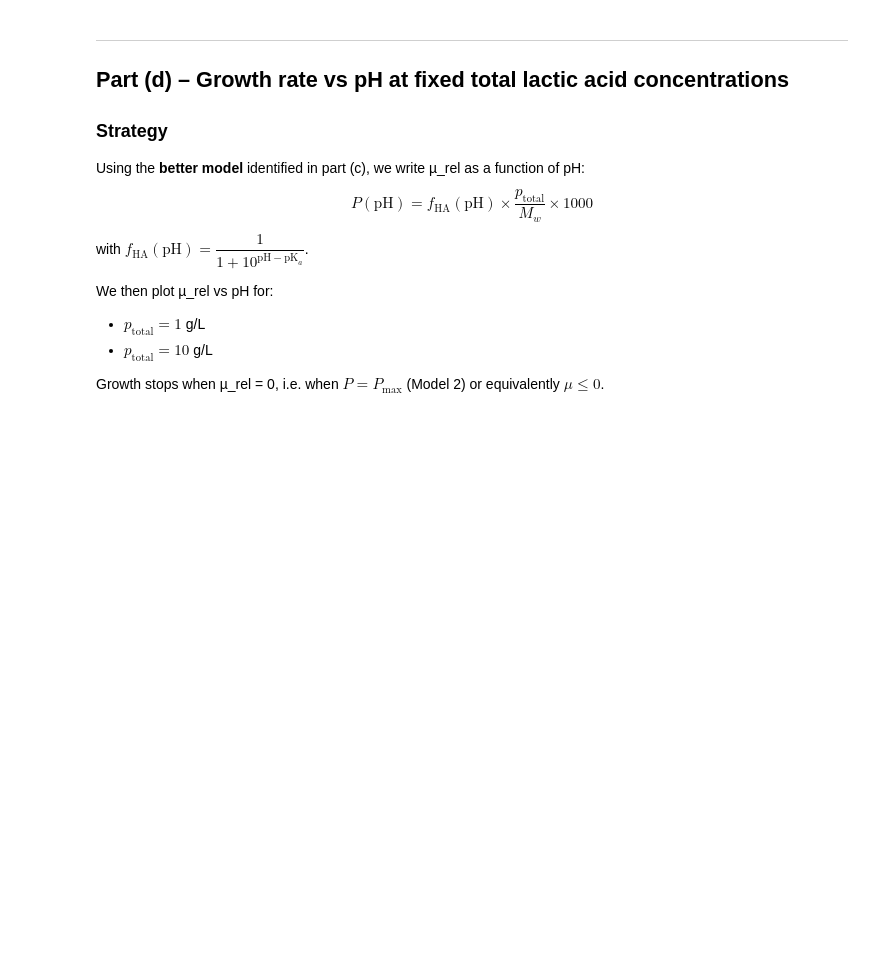
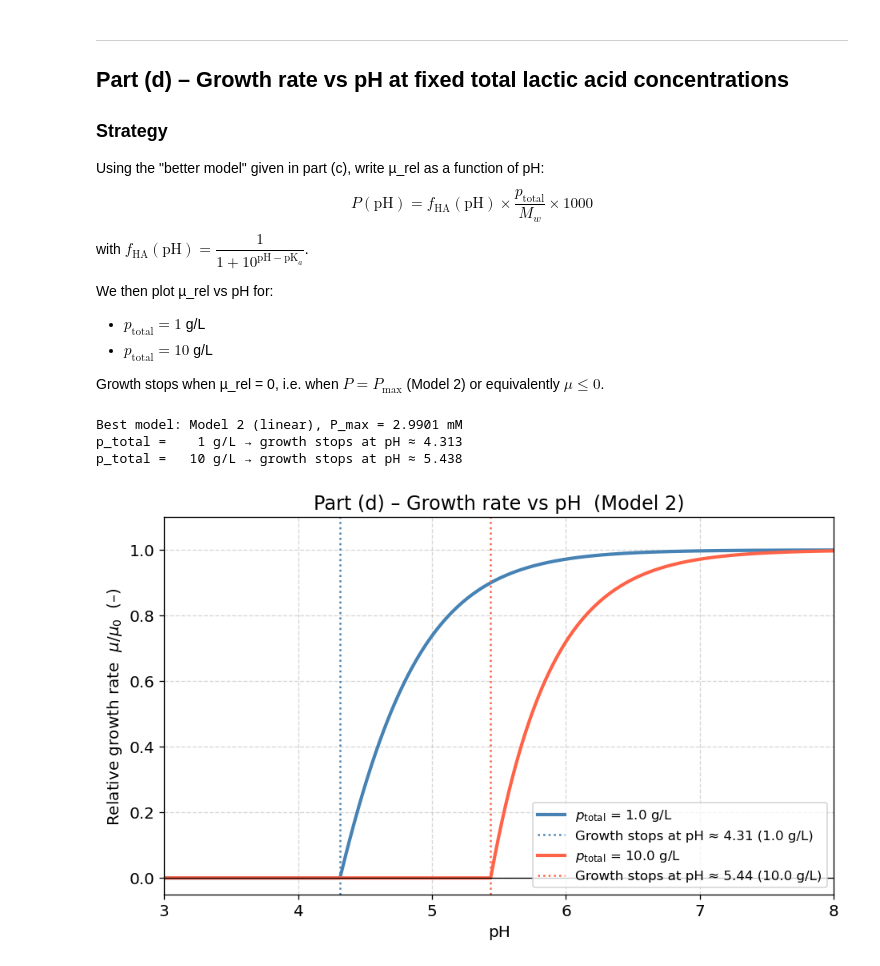
Before and after one commit to Noah-Paga/Bioreactor-mod-simulation, a Jupyter notebook: Project_2/Ex_2.ipynb, the cells around one changed output. Cells and saved outputs as stored; diff of their text form; code cells hidden in the pictures; blank space fills up the shorter version.

```diff
--- a/Project_2/Ex_2.ipynb
+++ b/Project_2/Ex_2.ipynb
@@ -212,7 +222,7 @@ print("\n→ The model with the higher R² (lower RMSE) fits the data better.")
 ## Part (d) – Growth rate vs pH at fixed total lactic acid concentrations
 
 ### Strategy
-Using the **better model** identified in part (c), we write µ_rel as a function of pH:
+Using the "better model" given in part (c), write µ_rel as a function of pH:
 $$P(\text{pH}) = f_{\text{HA}}(\text{pH}) \times \frac{p_{\text{total}}}{M_w} \times 1000$$
 
 with $f_{\text{HA}}(\text{pH}) = \dfrac{1}{1 + 10^{\text{pH} - \text{pK}_a}}$.
@@ -223,21 +233,20 @@ We then plot µ_rel vs pH for:
 
 Growth stops when µ_rel = 0, i.e. when $P = P_{\max}$ (Model 2) or equivalently $\mu \leq 0$.
 # %%
-# ── Select the better model ───────────────────────────────────────────────────
-# We compare by R²: pick the model with higher R²
+# Select the better model
 if r2_m1 >= r2_m2:
     best_model = 1
     print(f"Best model: Model 1 (hyperbolic), K_I = {KI_b:.4f} mM")
     def mu_rel_of_P(P):
-        return 1.0 / (1.0 + P / KI_b)  # already relative (µ_max cancels)
+        return 1.0 / (1.0 + P / KI_b)
 else:
     best_model = 2
     print(f"Best model: Model 2 (linear), P_max = {P_max_c:.4f} mM")
     def mu_rel_of_P(P):
         val = 1.0 - P / P_max_c
-        return np.maximum(val, 0.0)     # clip at 0 (no negative growth)
+        return np.maximum(val, 0.0)
 
-# ── pH range ──────────────────────────────────────────────────────────────────
+# pH range
 pH_range = np.linspace(3.0, 8.0, 1000)
 
 def f_HA_of_pH(pH_val):
@@ -247,48 +256,47 @@ def P_of_pH(pH_val, p_total):
     """Undissociated acid concentration [mM] as a function of pH."""
     return f_HA_of_pH(pH_val) * (p_total / Mw) * 1000.0
 
-# ── Compute µ_rel vs pH for 1 g/L and 10 g/L ──────────────────────────────────
+# Compute µ_rel vs pH for 1 g/L and 10 g/L
 p_concentrations = [1.0, 10.0]   # g/L
 colors = ['steelblue', 'tomato']
 
 fig, ax = plt.subplots(figsize=(8, 5))
 
 pH_stop_list = []
 
 for p_tot, col in zip(p_concentrations, colors):
     P_pH = P_of_pH(pH_range, p_tot)
     mu_rel_pH = mu_rel_of_P(P_pH)
 
     ax.plot(pH_range, mu_rel_pH, color=col, lw=2.5,
             label=f'$p_{{\\rm total}}$ = {p_tot} g/L')
 
-    # Find pH where growth stops (µ_rel ≤ 0)
-    # For Model 1 (hyperbolic) µ_rel → 0 asymptotically; growth never truly stops.
-    # We define a threshold of µ_rel < 0.001 (< 0.1% of µ_max)
-    if best_model == 1:
-        threshold = 0.001
-        idx_stop = np.where(mu_rel_pH < threshold)[0]
-    else:
-        idx_stop = np.where(mu_rel_pH <= 0)[0]
+    # Analytical computation of pH where P = P_max (growth stops)
 
-    if len(idx_stop) > 0:
-        pH_stop = pH_range[idx_stop[0]]
+    f_HA_stop = P_max_c * Mw / (p_tot * 1000.0)
+
+    if f_HA_stop < 1.0:  # physically valid solution
+        pH_stop = pKa + np.log10(1.0 / f_HA_stop - 1.0)
         pH_stop_list.append(pH_stop)
         ax.axvline(pH_stop, color=col, linestyle=':', lw=1.5,
                    label=f'Growth stops at pH ≈ {pH_stop:.2f} ({p_tot} g/L)')
         print(f"p_total = {p_tot:4.0f} g/L → growth stops at pH ≈ {pH_stop:.3f}")
     else:
-        print(f"p_total = {p_tot:4.0f} g/L → growth does not stop in pH range [3, 8]")
-
+        print(f"p_total = {p_tot:4.0f} g/L → growth is always zero in this pH range")
 ax.axhline(0, color='k', lw=0.8, linestyle='-')
 ax.set_xlabel('pH')
 ax.set_ylabel(r'Relative growth rate  $\mu / \mu_0$  (–)')
 ax.set_title(f'Part (d) – Growth rate vs pH  (Model {best_model})')
 ax.set_xlim(3, 8)
 ax.set_ylim(-0.05, 1.1)
 ax.legend(fontsize=10)
 ax.grid(True, linestyle='--', alpha=0.5)
 plt.tight_layout()
 plt.savefig('part_d_mu_vs_pH.png')
 plt.show()
+# %% [output]
+Best model: Model 2 (linear), P_max = 2.9901 mM
+p_total =    1 g/L → growth stops at pH ≈ 4.313
+p_total =   10 g/L → growth stops at pH ≈ 5.438
+[figure, added]
 # %%
```
Also changed, not shown: parts of 13 cells of this notebook, 3 other files.
